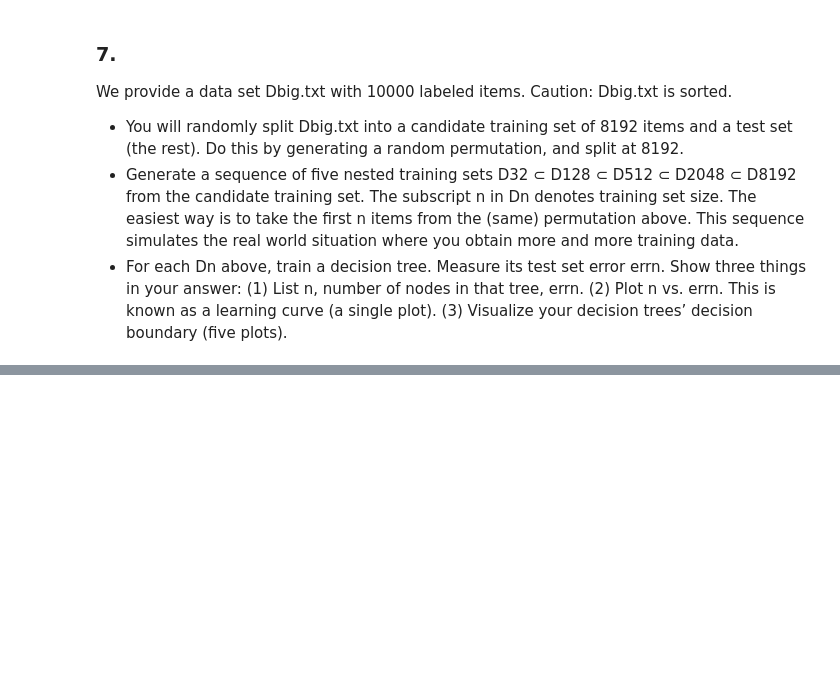
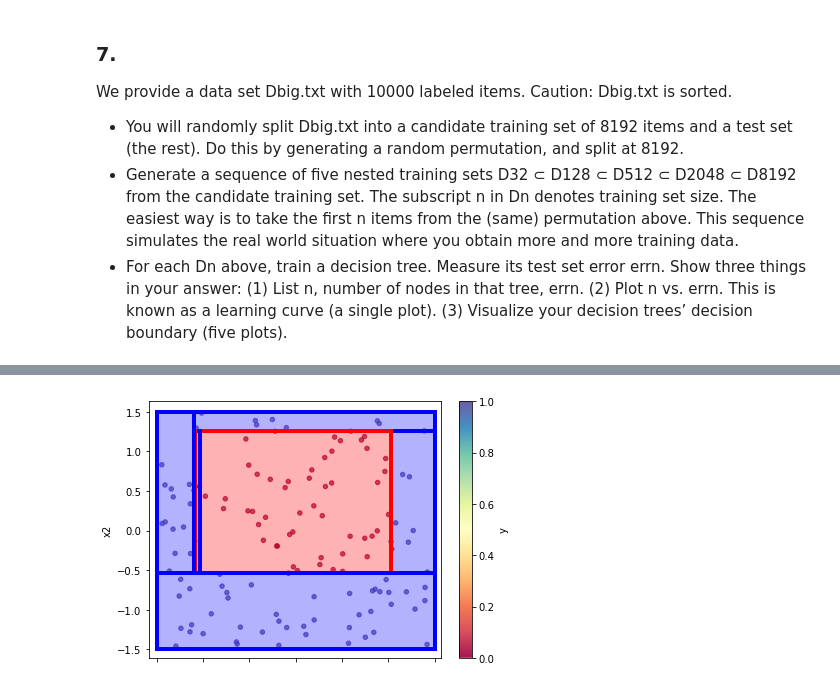
Before and after one commit to Nick-Boddy/CS760-HW2-DecisionTree, a Jupyter notebook: decisiontree.ipynb, the cells around one changed output, grey strips where cells are left out. Saved outputs shown, nothing was run; the diff lists cells and outputs as text; code cells hidden in the pictures; blank space fills up the shorter version.

```diff
--- a/decisiontree.ipynb
+++ b/decisiontree.ipynb
@@ -380,0 +480,9 @@ dt32 = make_subtree(set32)
+# %%
+ax = set128.plot.scatter(x='x1', y='x2', c='y', alpha=0.7, colormap=cmap)
+ax.set_xlabel('x1')
+ax.set_ylabel('x2')
+plt.tight_layout()
+draw_tree(ax, dt128, [(-1.5, 1.5), (-1.5, 1.5)])
+plt.show()
+# %% [output]
+[figure, added]
```
Also changed, not shown: parts of 17 cells of this notebook.
